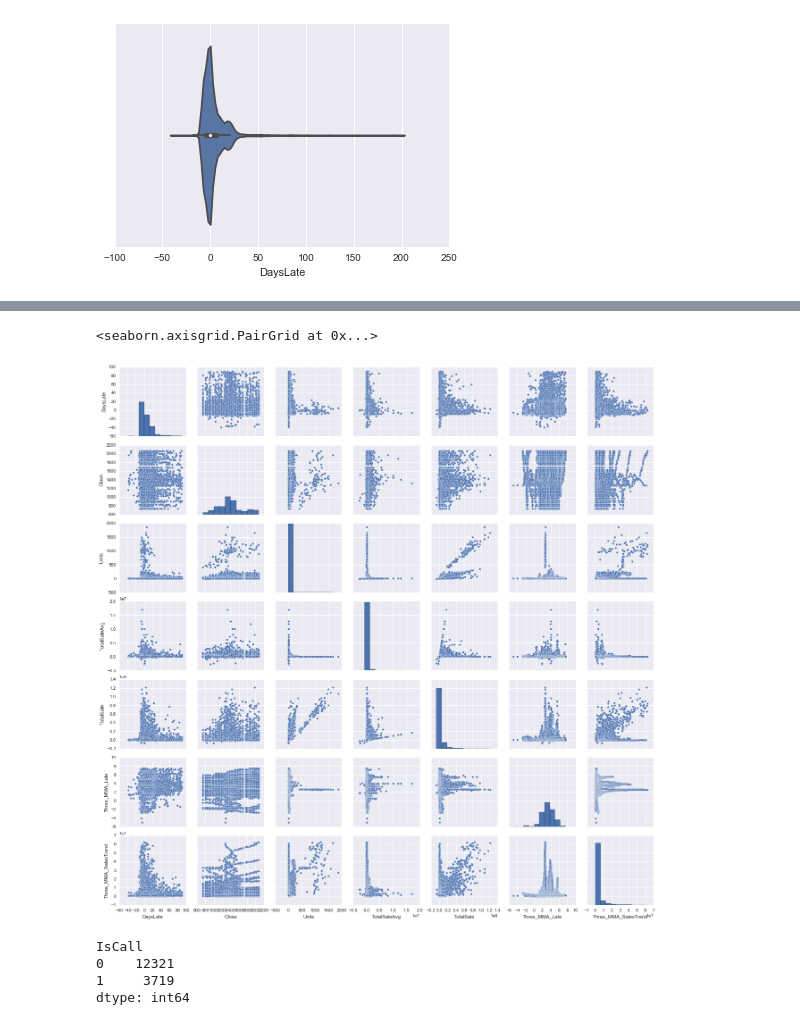
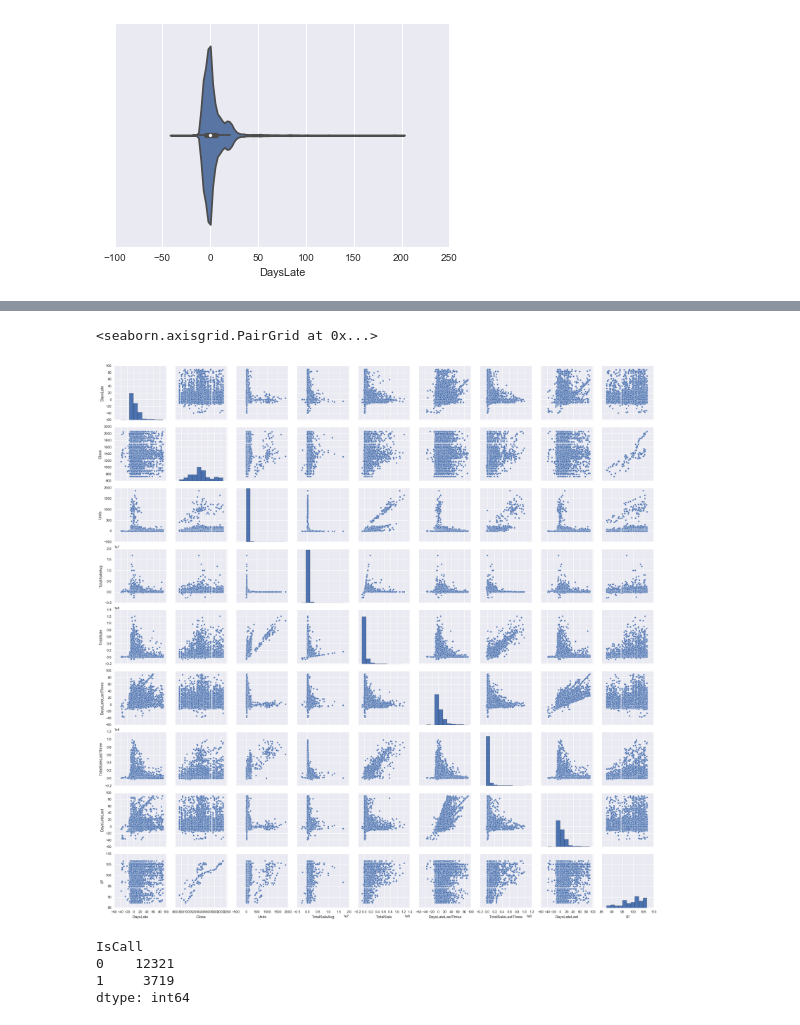
Before and after one commit to apclypsr/Capstone-Project, a Jupyter notebook: SurveyAnalysis.ipynb, the cells around one changed output, grey strips where cells are left out. Cells and saved outputs as stored; diff of their text form; code cells hidden in the pictures.

```diff
--- a/SurveyAnalysis.ipynb
+++ b/SurveyAnalysis.ipynb
@@ -209,0 +216,8 @@ AAID_BY_MONTH_NO_BACKFILL.plot.scatter('TotalSale','DaysLate')
+# %%
+#NOOB MOVE LOL
+
+AAID_BY_MONTH_NO_BACKFILL.to_csv('AAID By Month')
+AAID_BY_MONTH_NO_BACKFILL = pd.DataFrame.from_csv('AAID By Month Edited.csv', index_col = False)
+AAID_BY_MONTH_NO_BACKFILL['DaysLateLastThree'] = pd.to_numeric(AAID_BY_MONTH_NO_BACKFILL['DaysLateLastThree'])
+AAID_BY_MONTH_NO_BACKFILL['TotalSaleLastThree'] = pd.to_numeric(AAID_BY_MONTH_NO_BACKFILL['TotalSaleLastThree'])
+AAID_BY_MONTH_NO_BACKFILL = AAID_BY_MONTH_NO_BACKFILL.fillna(value = 0)
@@ -210,5 +245,5 @@ AAID_BY_MONTH_NO_BACKFILL.plot.scatter('TotalSale','DaysLate')
 # %%
 #create column "Three MMA Late" - which models the average of the past three month's lateness for each company
 
-AAID_BY_MONTH_NO_BACKFILL['Three_MMA_Late'] = AAID_BY_MONTH_NO_BACKFILL.DaysLate.ewm(span=3000).mean()
-AAID_BY_MONTH_NO_BACKFILL.groupby(['OrderDateFormatted'])['Three_MMA_Late'].mean().plot(kind = 'line')
+#AAID_BY_MONTH_NO_BACKFILL['Three_MMA_Late'] = AAID_BY_MONTH_NO_BACKFILL.DaysLate.ewm(span=3).mean()
+#AAID_BY_MONTH_NO_BACKFILL.groupby(['OrderDateFormatted'])['Three_MMA_Late'].mean().plot(kind = 'line')
@@ -223,5 +250,3 @@ See the caveats in the documentation: http://pandas.pydata.org/pandas-docs/stabl
 # %%
-
-
-AAID_BY_MONTH_NO_BACKFILL['Three_MMA_SalesTrend'] = AAID_BY_MONTH_NO_BACKFILL.TotalSale.ewm(span=90).mean()
-AAID_BY_MONTH_NO_BACKFILL.groupby(['OrderDateFormatted'])['Three_MMA_SalesTrend'].sum().plot(kind = 'line')
+#AAID_BY_MONTH_NO_BACKFILL['Three_MMA_SalesTrend'] = AAID_BY_MONTH_NO_BACKFILL.TotalSale.ewm(span=3).mean()
+#AAID_BY_MONTH_NO_BACKFILL.groupby(['OrderDateFormatted'])['Three_MMA_SalesTrend'].sum().plot(kind = 'line')
@@ -236,15 +253,17 @@ See the caveats in the documentation: http://pandas.pydata.org/pandas-docs/stabl
 # %%
-#scatter matrix identifying key features
+#scatter matrix identifying key features - target excluded
 
 PAIRPLOT = AAID_BY_MONTH_NO_BACKFILL
 PAIRPLOT = PAIRPLOT.drop('AAID', axis = 1)
 PAIRPLOT = PAIRPLOT.drop('OrderDateFormatted', axis = 1)
 PAIRPLOT = PAIRPLOT.drop('IsEmailOne', axis = 1)
 PAIRPLOT = PAIRPLOT.drop('IsEmailTwo', axis = 1)
 PAIRPLOT = PAIRPLOT.drop('IsCall', axis = 1)
 PAIRPLOT = PAIRPLOT.drop('IsBackfill', axis = 1)
+PAIRPLOT = PAIRPLOT.drop('Three_MMA_Late', axis = 1)
+PAIRPLOT = PAIRPLOT.drop('Three_MMA_SalesTrend', axis = 1)
 
 sns.pairplot(PAIRPLOT)
 # %% [output]
 <seaborn.axisgrid.PairGrid at 0x...>
-[figure, old version]
+[figure, new version]
```
Also changed, not shown: parts of 24 cells of this notebook.
